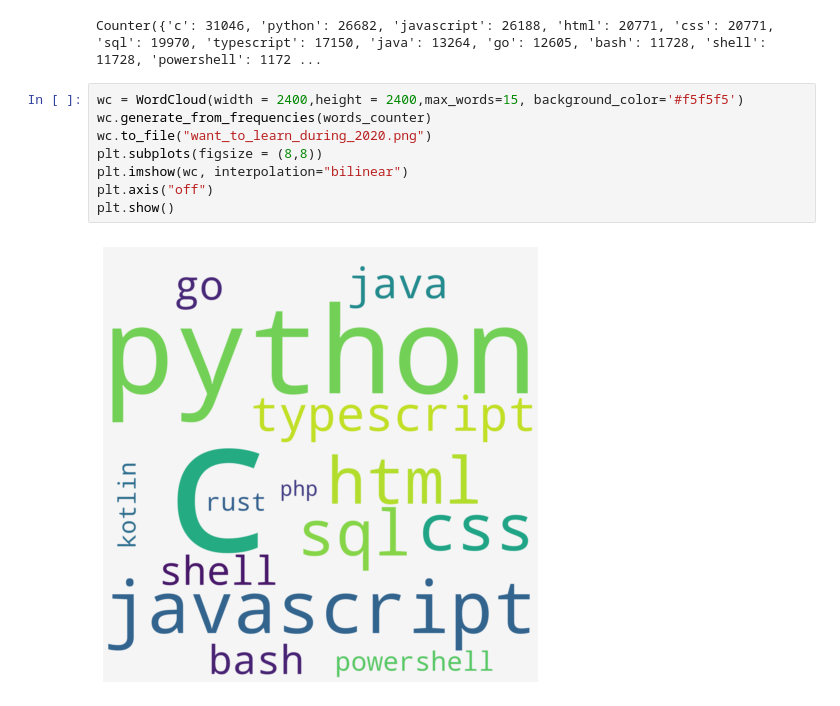
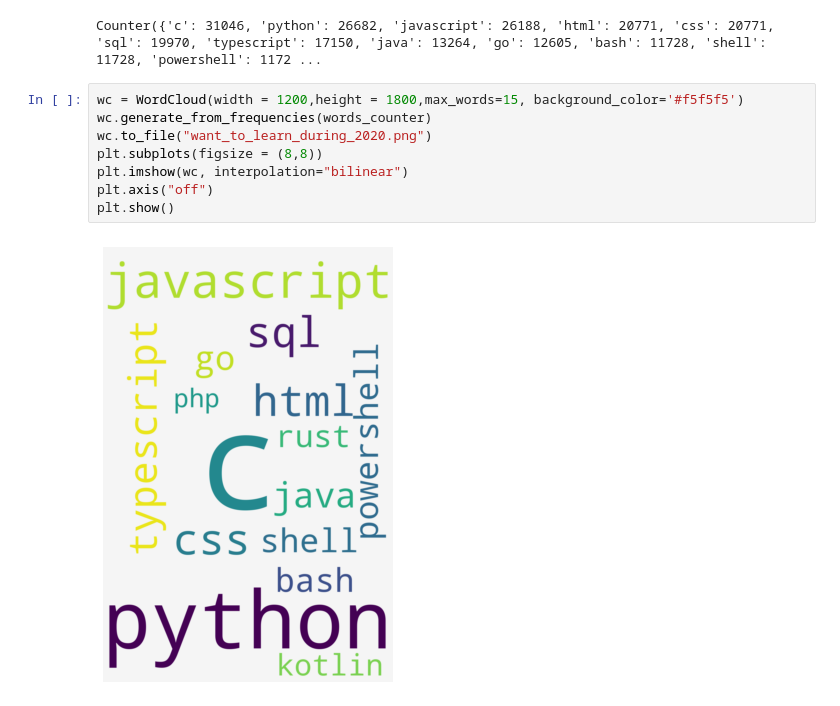
Before and after one commit to birnesh/Stack-Overflow-Dev_survey-Analysis, a Jupyter notebook: desired_languages.ipynb, the cells around one changed output. Cells and saved outputs as stored; diff of their text form.

```diff
--- a/desired_languages.ipynb
+++ b/desired_languages.ipynb
@@ -66,12 +66,12 @@ print(words_counter)
 # %% [output]
 Counter({'c': 31046, 'python': 26682, 'javascript': 26188, 'html': 20771, 'css': 20771, 'sql': 19970, 'typescript': 17150, 'java': 13264, 'go': 12605, 'bash': 11728, 'shell': 11728, 'powershell': 1172 ...
 # %%
-wc = WordCloud(width = 2400,height = 2400,max_words=15, background_color='#f5f5f5')
+wc = WordCloud(width = 1200,height = 1800,max_words=15, background_color='#f5f5f5')
 wc.generate_from_frequencies(words_counter)
 wc.to_file("want_to_learn_during_2020.png")
 plt.subplots(figsize = (8,8))
 plt.imshow(wc, interpolation="bilinear")
 plt.axis("off")
 plt.show()
 # %% [output]
-[figure, old version]
+[figure, new version]
```
Also changed, not shown: parts of 1 cell of this notebook, 2 other files.
